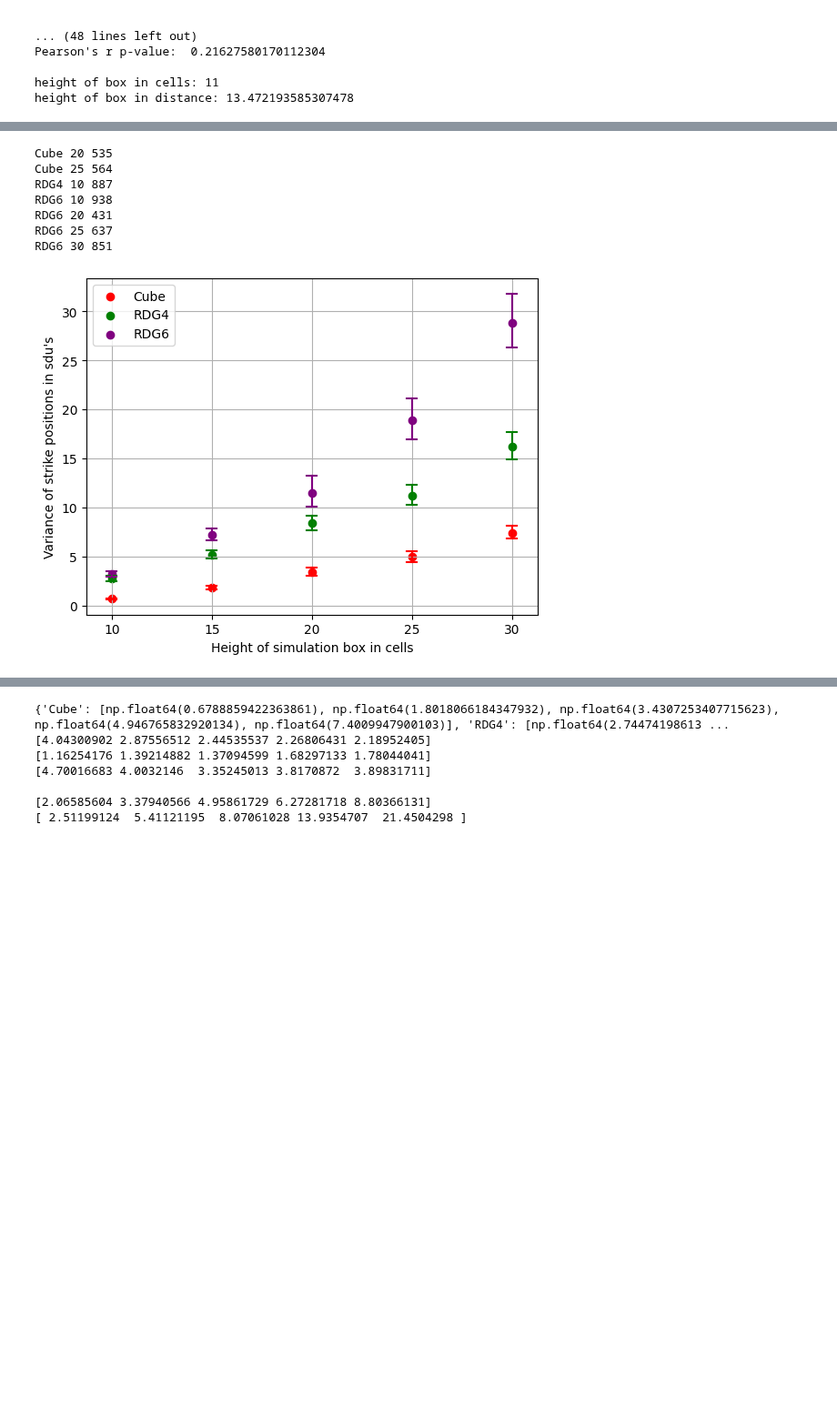
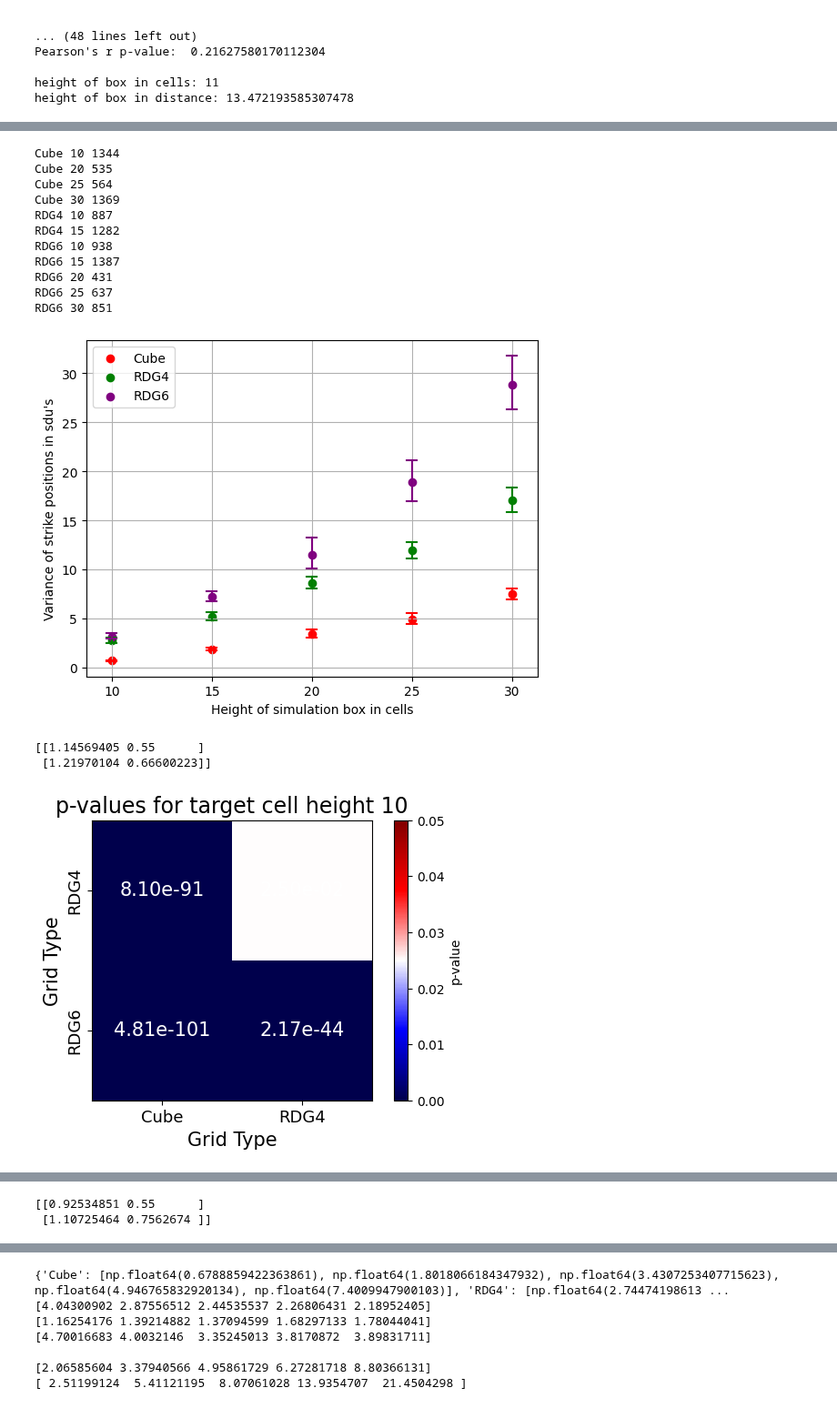
Before and after one commit to g-nilsson/spatial_discretizations_impact_on_simulations, a Jupyter notebook: stat_analysis.ipynb, the cells around one changed output, grey strips where cells are left out. Shown at 91% size. Saved outputs shown, nothing was run; the diff lists cells and outputs as text; code cells hidden in the pictures; blank space fills up the shorter version.

```diff
--- a/stat_analysis.ipynb
+++ b/stat_analysis.ipynb
@@ -324,7 +324,8 @@ def calc_variance(N, nu, threshold, shape_name, print_output=False, N_is_cellcou
         # Average error
         var_x_pos = np.mean(x_distances)
         var_y_pos = np.mean(y_distances)
-        overall_var = np.mean(np.array(all_errors)/2)
+        all_errors = np.array(all_errors)/2
+        overall_var = np.mean(all_errors)
 
 
         all_positions = []
@@ -575,12 +655,19 @@ variances = plot_variance_plot(target_heights, height_is_cellcount=False)
 # %%
 target_heights = [10, 15, 20, 25, 30]
-variances = plot_variance_plot(target_heights, height_is_cellcount=True, datapoints_count=1000)
+variances = plot_variance_plot(target_heights, height_is_cellcount=True, datapoints_count=1500)
 # %% [output]
+Cube 10 1344
 Cube 20 535
 Cube 25 564
+Cube 30 1369
 RDG4 10 887
+RDG4 15 1282
 RDG6 10 938
+RDG6 15 1387
 RDG6 20 431
 RDG6 25 637
 RDG6 30 851
-[figure, old version]
+[figure, new version]
+[[1.14569405 0.55      ]
+ [1.21970104 0.66600223]]
+[figure, added]
@@ -586,0 +675,2 @@ RDG6 30 851
+[[0.92534851 0.55      ]
+ [1.10725464 0.7562674 ]]
```
Also changed, not shown: parts of 5 cells of this notebook, 11 other files.
